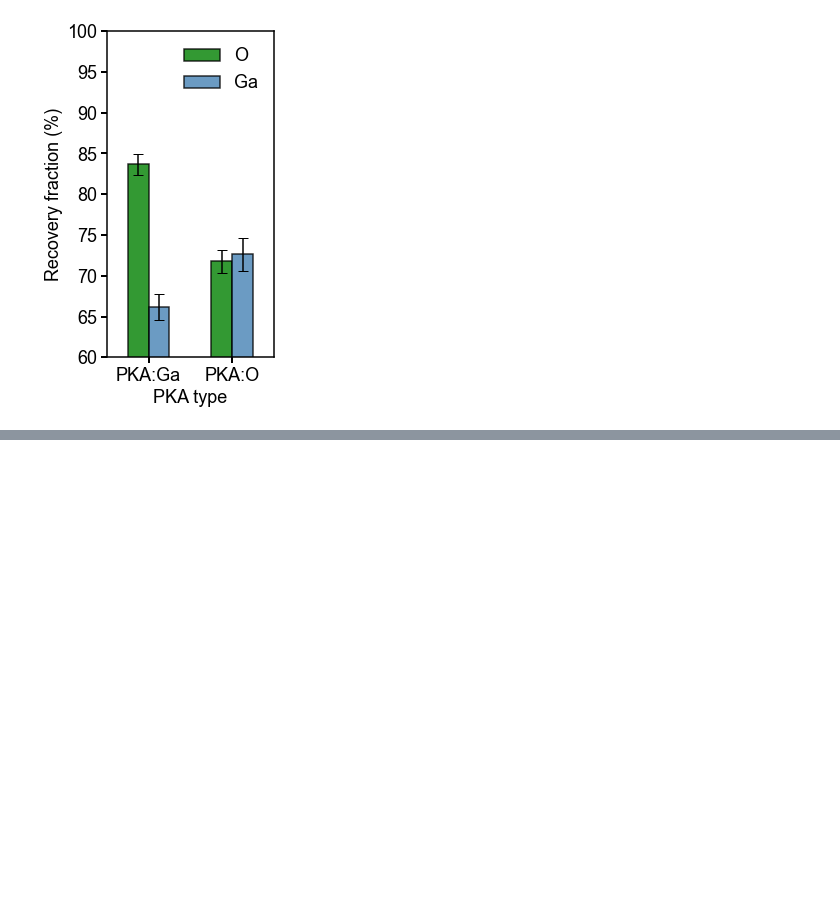
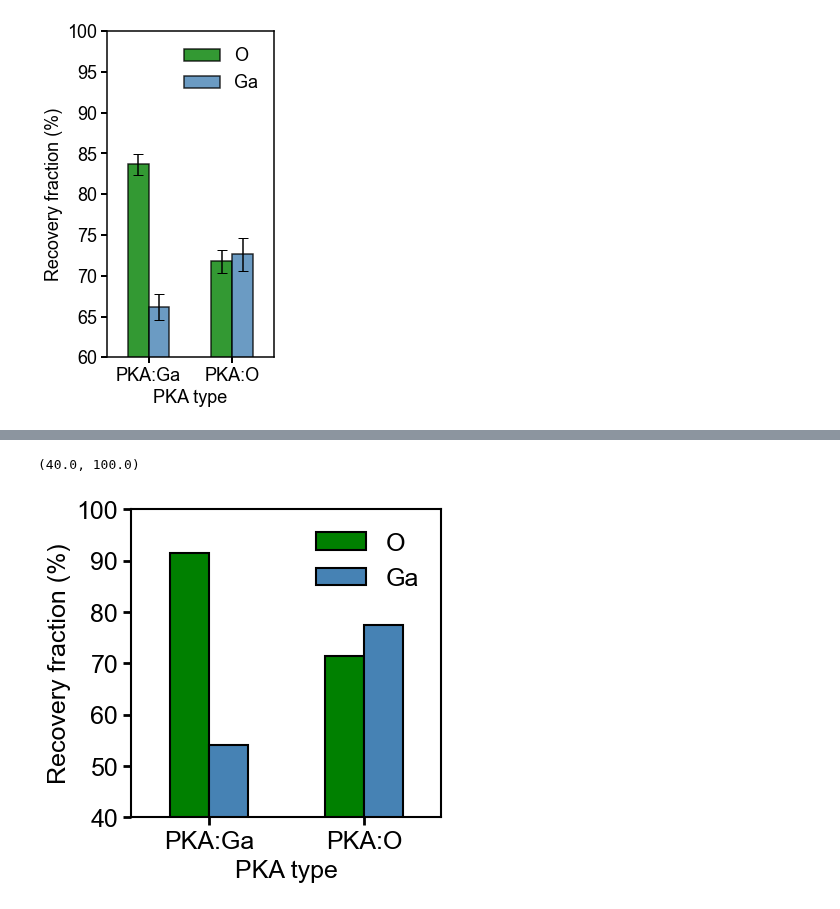
Before and after one commit to HE-RU10/ga2o3, a Jupyter notebook: t_ws_dump.ipynb, the cells around one changed output, grey strips where cells are left out. Saved outputs shown, nothing was run; the diff lists cells and outputs as text; code cells hidden in the pictures; blank space fills up the shorter version.

```diff
--- a/t_ws_dump.ipynb
+++ b/t_ws_dump.ipynb
@@ -394,0 +490,37 @@ plt.savefig('/home/heruhe/Desktop/defect_recover_dump', format='svg')
+# %%
+#pka:ga
+ga1_recover = 100-V1['Vga'].iloc[-1]/V1['Vga'].max()*100
+O1_recover=100-V1['Vo'].iloc[-1]/V1['Vo'].max()*100
+#pka:O
+ga2_recover = 100-V2['Vga'].iloc[-1]/V2['Vga'].max()*100
+O2_recover=100-V2['Vo'].iloc[-1]/V2['Vo'].max()*100
+df = pd.DataFrame({
+    'O': [O1_recover,O2_recover],
+    'Ga': [ga1_recover,ga2_recover],
+}, index=['PKA:Ga','PKA:O'])
+# Define colors for each bar
+bar_colors = [ 'green', 'steelblue']
+df.plot(kind='bar', rot=0,edgecolor='black', linewidth=1.5, fontsize=18, capsize=10,color=bar_colors)
+
+plt.xlabel('PKA type', fontsize=18)
+plt.ylabel('Recovery fraction (%)', fontsize=18)
+
+# Set figure size
+plt.rcParams["figure.figsize"] = (3, 6)
+
+# Set font family
+plt.rcParams["font.family"] = "arial"
+
+# Change the figure frame (border) line width
+plt.rcParams['axes.linewidth'] = 1.5
+
+# Remove legend frame
+plt.legend(fontsize=18, frameon=False)
+plt.tick_params(axis='x', width=2,length=6,labelsize=18)
+plt.tick_params(axis='y', width=2,length=6,labelsize=18)
+# Show the plot
+#plt.show()
+plt.ylim(40, 100)
+# %% [output]
+(40.0, 100.0)
+[figure, added]
```
Also changed, not shown: parts of 3 cells of this notebook.
